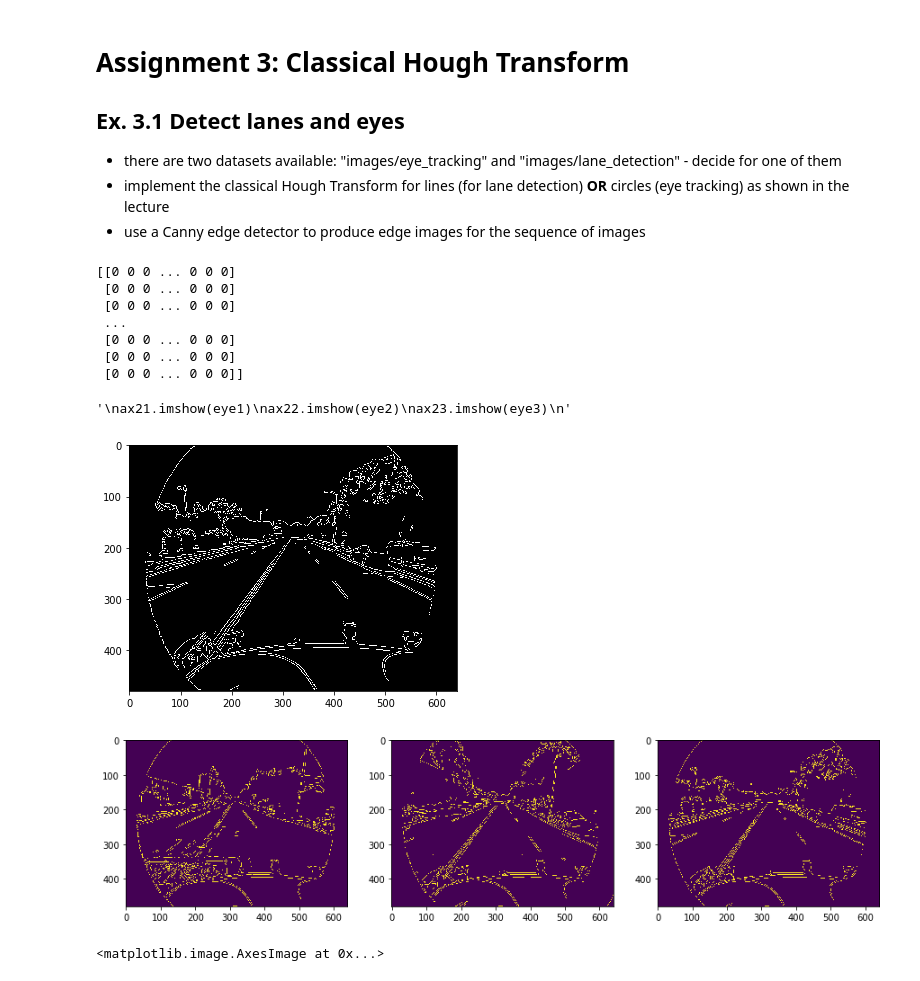
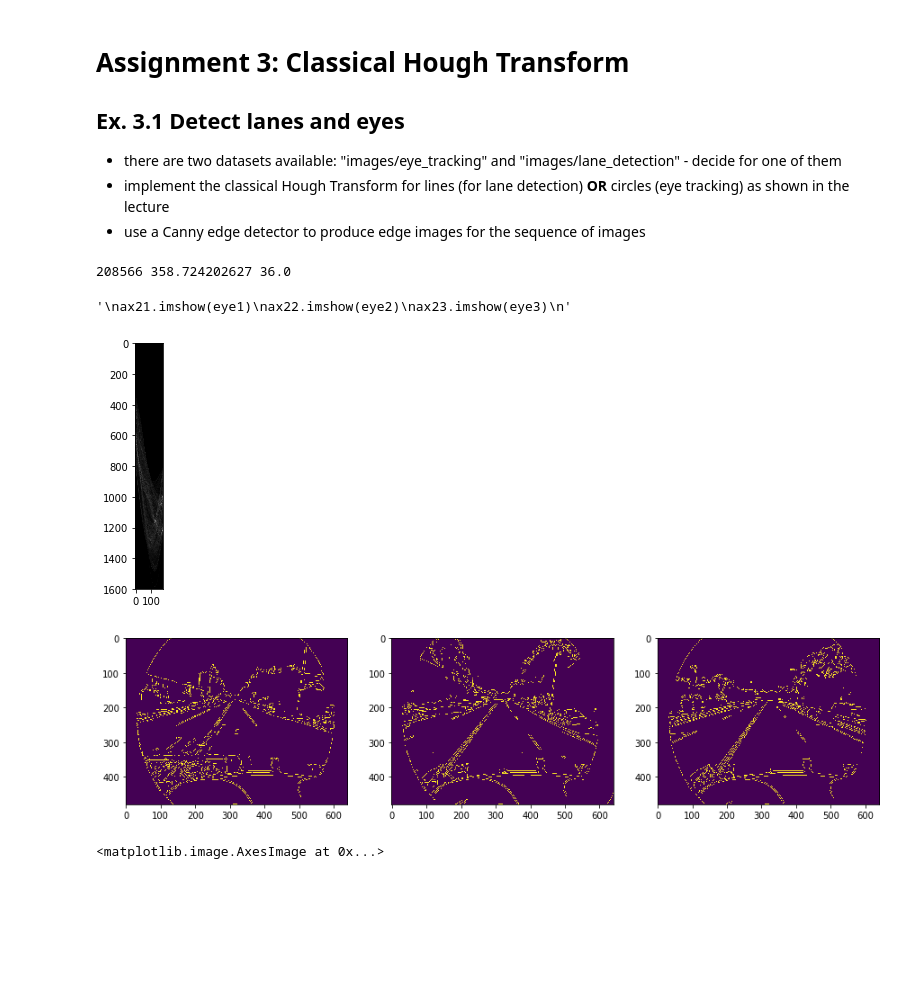
Before and after one commit to Rintel/ComputerVision, a Jupyter notebook: 03_HoughTransform.ipynb, the cells around one changed output. Cells and saved outputs as stored; diff of their text form; code cells hidden in the pictures; blank space fills up the shorter version.

Commit message:
[Exercise 3] Update Hough Transformation

```diff
--- a/03_HoughTransform.ipynb
+++ b/03_HoughTransform.ipynb
@@ -39,8 +39,7 @@ io.imshow(lane_edges1)
 io.imshow(lane_edges2)
 io.imshow(lane_edges3)
 
-
-def hough_line(img, angle_step=1, lines_are_white=True, value_threshold=5):
+def hough_line(img, angle_step=1, lines_are_white=True, value_threshold=0.2):
     """
     Hough transform for lines
 
@@ -72,9 +71,10 @@ def hough_line(img, angle_step=1, lines_are_white=True, value_threshold=5):
 
     # Hough accumulator array of theta vs rho
     accumulator = np.zeros((2 * diag_len, num_thetas), dtype=np.uint8)
+    y_idxs, x_idxs = np.nonzero(img)
+
     # (row, col) indexes to edges
     are_edges = img > value_threshold if lines_are_white else img < value_threshold
-    y_idxs, x_idxs = np.nonzero(are_edges)
 
     # Vote in the hough accumulator
     for i in range(len(x_idxs)):
@@ -88,49 +88,45 @@ def hough_line(img, angle_step=1, lines_are_white=True, value_threshold=5):
 
     return accumulator, thetas, rhos
 
-accumulator, thetas, rhos = hough_line(lane_edges1)
+accumulator, thetas, rhos = hough_line(lane_edges2)
 
 
-print(accumulator)
-
+idx = np.argmax(accumulator)
+rho = rhos[idx / accumulator.shape[1]]
+theta = thetas[idx % accumulator.shape[1]]
+print(idx,rho, np.rad2deg(theta))
 
 #idx = np.argmax(accumulator)
 #rho = rhos[idx / accumulator.shape[1]]
 #theta = thetas[idx % accumulator.shape[1]]
 
-
+io.imshow(accumulator)
 
 fig = plt.figure(figsize=(15, 10))
 ax11 = plt.subplot(2, 3, 1)
 ax12 = plt.subplot(2, 3, 2)
 ax13 = plt.subplot(2, 3, 3)
 
 """
 ax21 = plt.subplot(2, 3, 4)
 ax22 = plt.subplot(2, 3, 5)
 ax23 = plt.subplot(2, 3, 6)
 """
 
 ax11.imshow(lane_edges1)
 ax12.imshow(lane_edges2)
 ax13.imshow(lane_edges3)
 
 
 """
 ax21.imshow(eye1)
 ax22.imshow(eye2)
 ax23.imshow(eye3)
 """
 # %% [output]
-[[0 0 0 ... 0 0 0]
- [0 0 0 ... 0 0 0]
- [0 0 0 ... 0 0 0]
- ...
- [0 0 0 ... 0 0 0]
- [0 0 0 ... 0 0 0]
- [0 0 0 ... 0 0 0]]
+208566 358.724202627 36.0
 '\nax21.imshow(eye1)\nax22.imshow(eye2)\nax23.imshow(eye3)\n'
-[figure, old version]
+[figure, new version]
 [figure]
 # %%
 # dieser Code wurde als Musterlösung von Sebastian Oltmanns zur Verfügung gestellt und von Tim renoviert
```
